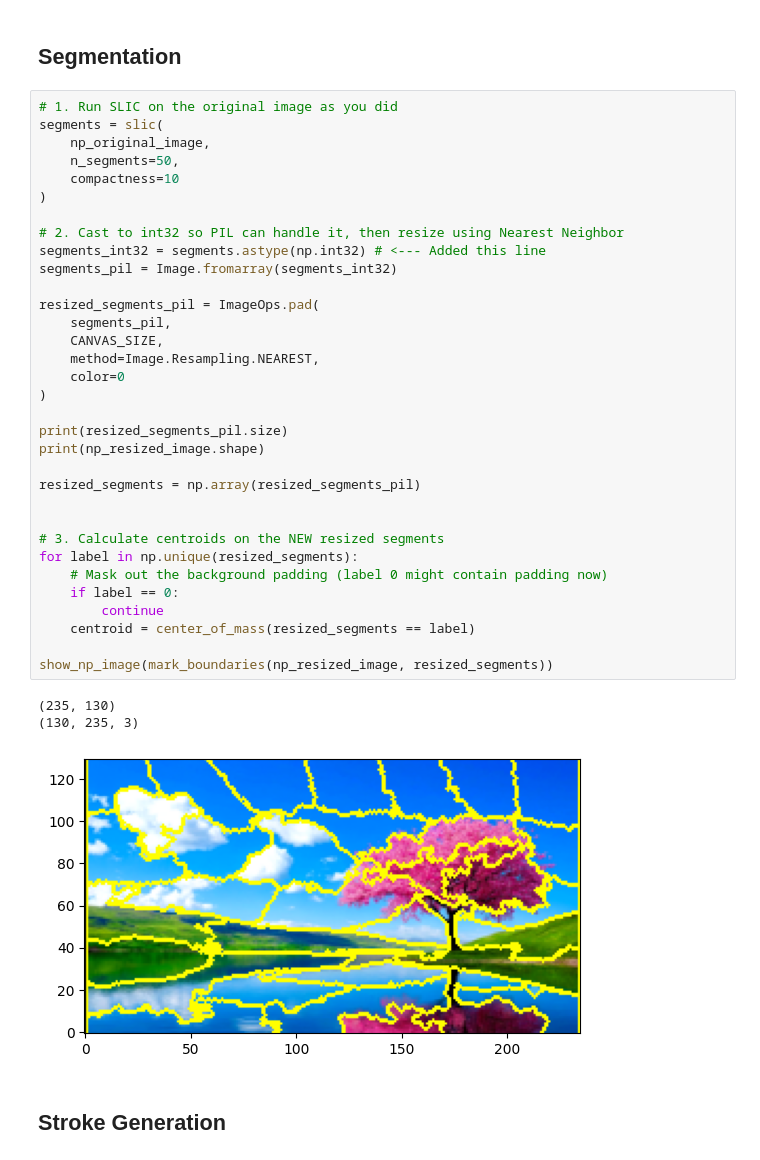
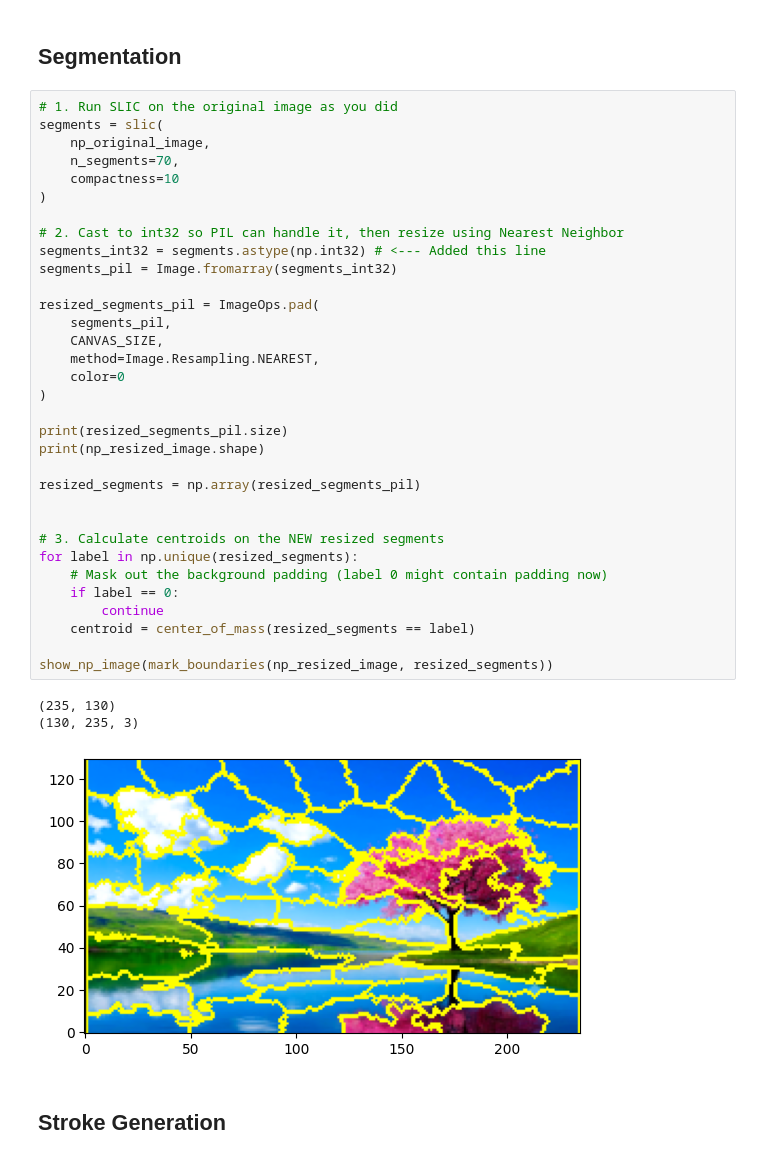
Before and after one commit to SimonMeersschaut/paint-bot, a Jupyter notebook: src/stroke_generation.ipynb, the cells around one changed output. Drawn from its saved outputs; the diff is of its cells as text.

```diff
--- a/src/stroke_generation.ipynb
+++ b/src/stroke_generation.ipynb
@@ -70,39 +70,39 @@ show_np_image(padding_mask, cmap="magma")
 # 1. Run SLIC on the original image as you did
 segments = slic(
     np_original_image,
-    n_segments=50,
+    n_segments=70,
     compactness=10
 )
 
 # 2. Cast to int32 so PIL can handle it, then resize using Nearest Neighbor
 segments_int32 = segments.astype(np.int32) # <--- Added this line
 segments_pil = Image.fromarray(segments_int32)
 
 resized_segments_pil = ImageOps.pad(
     segments_pil,
     CANVAS_SIZE,
     method=Image.Resampling.NEAREST,
     color=0
 )
 
 print(resized_segments_pil.size)
 print(np_resized_image.shape)
 
 resized_segments = np.array(resized_segments_pil)
 
 
 # 3. Calculate centroids on the NEW resized segments
 for label in np.unique(resized_segments):
     # Mask out the background padding (label 0 might contain padding now)
     if label == 0:
         continue
     centroid = center_of_mass(resized_segments == label)
 
 show_np_image(mark_boundaries(np_resized_image, resized_segments))
 # %% [output]
 (235, 130)
 (130, 235, 3)
-[figure, old version]
+[figure, new version]
 # %% [markdown]
 ## Stroke Generation
 # %% [markdown]
```
Also changed, not shown: parts of 4 cells of this notebook, 1 other file.
